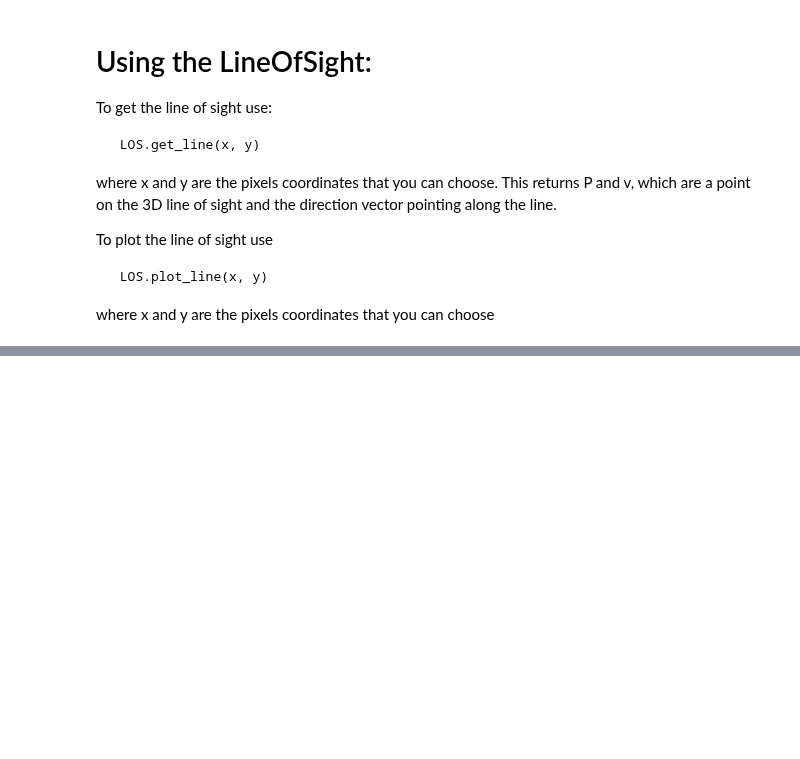
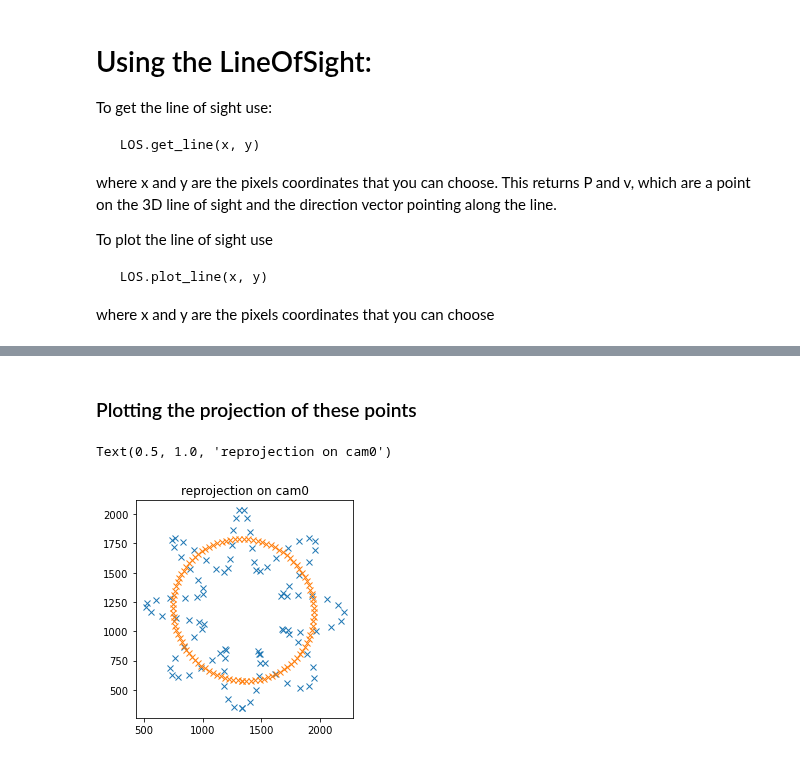
Before and after one commit to OpenPTV/proPTV_OpenPTV_MyPTV_comparison, a Jupyter notebook: MyPTV_LineOfSight/MyPTV_LineOfSight.ipynb, the cells around one changed output, grey strips where cells are left out. Saved outputs shown, nothing was run; the diff lists cells and outputs as text; code cells hidden in the pictures; blank space fills up the shorter version.

```diff
--- a/MyPTV_LineOfSight/MyPTV_LineOfSight.ipynb
+++ b/MyPTV_LineOfSight/MyPTV_LineOfSight.ipynb
@@ -99,0 +154,35 @@ LOS.plot_line(500,500)
+# %% [markdown]
+### Plotting the projection of these points
+# %%
+projected_spiral_x = []
+projected_spiral_y = []
+
+for i in range(X_spiral.shape[0]):
+    XYZ = [X_spiral[i], Y_spiral[i], Z_spiral[i]]
+    x, y = cam.projection(XYZ)
+    projected_spiral_x.append(x)
+    projected_spiral_y.append(y)
+
+
+
+projected_mid_x = []
+projected_mid_y = []
+
+for i in range(X_spiral.shape[0]):
+    XYZ = [X_mid[i], Y_mid[i], Z_mid[i]]
+    x, y = cam.projection(XYZ)
+    projected_mid_x.append(x)
+    projected_mid_y.append(y)
+
+
+
+fig = plt.figure()
+ax = fig.add_subplot()
+ax.plot(projected_spiral_x, projected_spiral_y, 'x')
+ax.plot(projected_mid_x, projected_mid_y, 'x')
+ax.set_aspect('equal')
+
+ax.set_title('reprojection on %s'%cam_name)
+# %% [output]
+Text(0.5, 1.0, 'reprojection on cam0')
+[figure, added]
```
Also changed, not shown: parts of 7 cells of this notebook, 1 other file.
